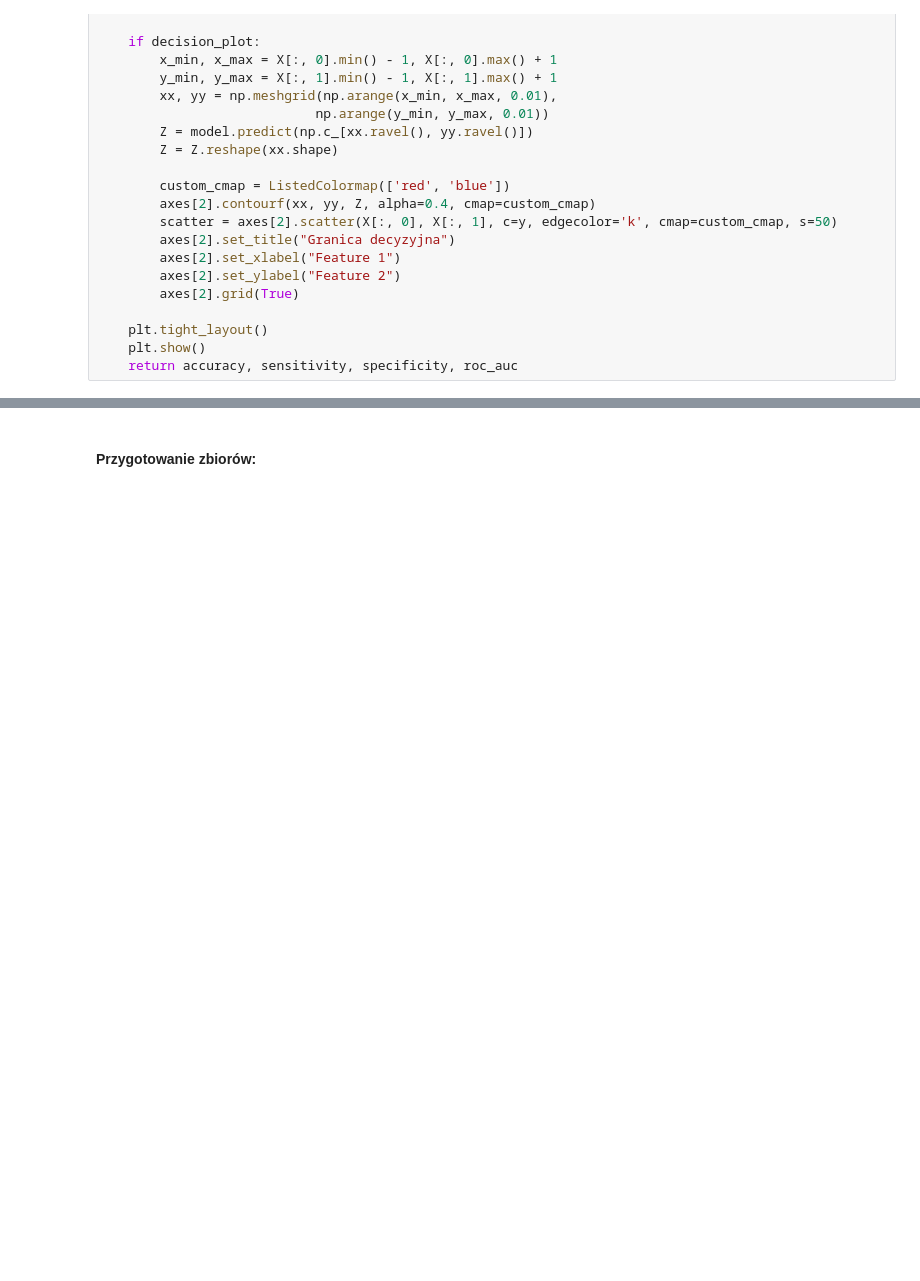
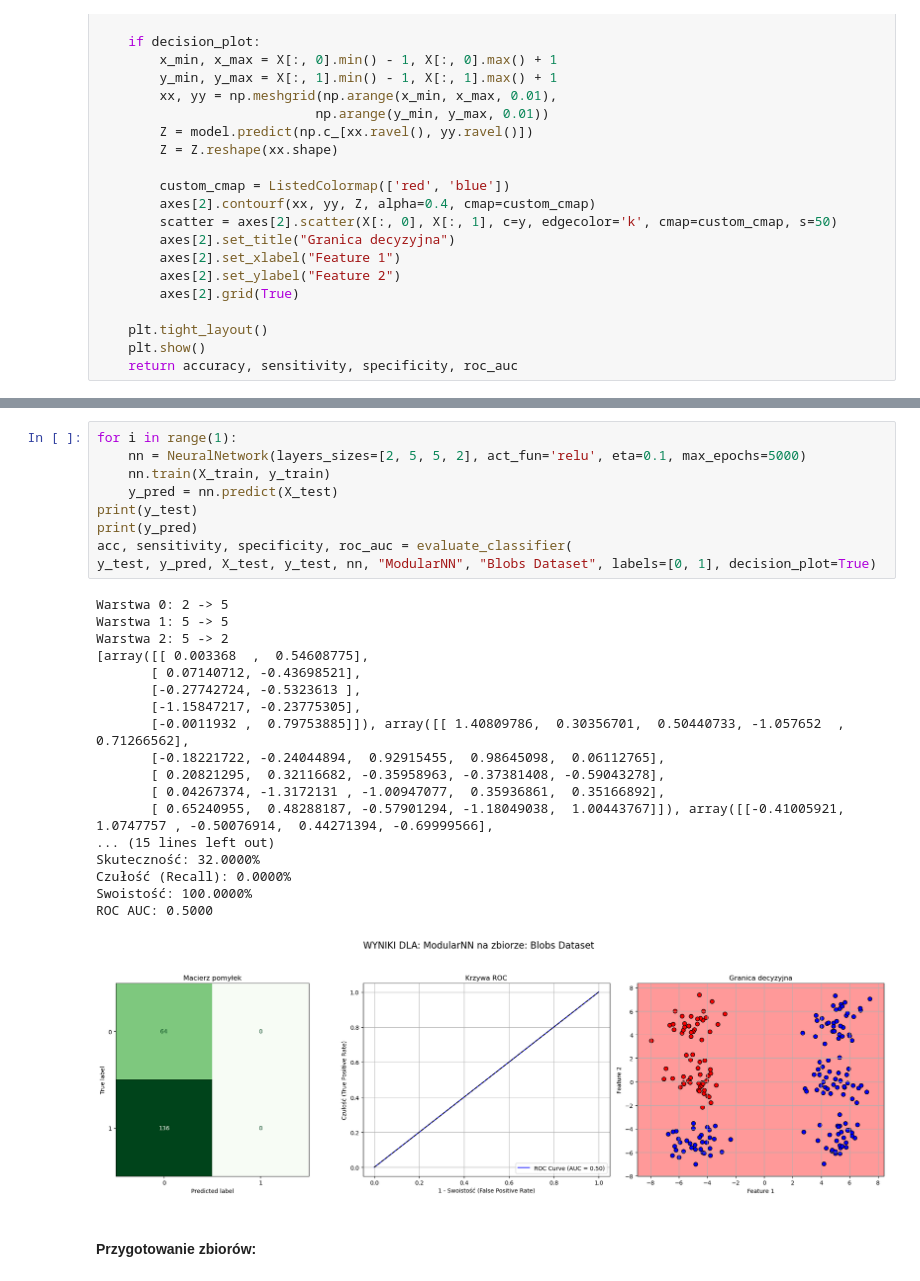
Before and after one commit to Jvsin/ai-studies, a Jupyter notebook: pum2025/LAB8/lab8.ipynb, the cells around one changed output, grey strips where cells are left out. Saved outputs shown, nothing was run; the diff lists cells and outputs as text; blank space fills up the shorter version.

```diff
--- a/pum2025/LAB8/lab8.ipynb
+++ b/pum2025/LAB8/lab8.ipynb
@@ -213,3 +216,31 @@ ROC AUC: 0.8282
+# %%
+for i in range(1):
+    nn = NeuralNetwork(layers_sizes=[2, 5, 5, 2], act_fun='relu', eta=0.1, max_epochs=5000)
+    nn.train(X_train, y_train)
+    y_pred = nn.predict(X_test)
+print(y_test)
+print(y_pred)
+acc, sensitivity, specificity, roc_auc = evaluate_classifier(
+y_test, y_pred, X_test, y_test, nn, "ModularNN", "Blobs Dataset", labels=[0, 1], decision_plot=True)
+# %% [output]
+Warstwa 0: 2 -> 5
+Warstwa 1: 5 -> 5
+Warstwa 2: 5 -> 2
+[array([[ 0.003368  ,  0.54608775],
+       [ 0.07140712, -0.43698521],
+       [-0.27742724, -0.5323613 ],
+       [-1.15847217, -0.23775305],
+       [-0.0011932 ,  0.79753885]]), array([[ 1.40809786,  0.30356701,  0.50440733, -1.057652  ,  0.71266562],
+       [-0.18221722, -0.24044894,  0.92915455,  0.98645098,  0.06112765],
+       [ 0.20821295,  0.32116682, -0.35958963, -0.37381408, -0.59043278],
+       [ 0.04267374, -1.3172131 , -1.00947077,  0.35936861,  0.35166892],
+       [ 0.65240955,  0.48288187, -0.57901294, -1.18049038,  1.00443767]]), array([[-0.41005921,  1.0747757 , -0.50076914,  0.44271394, -0.69999566],
+... (15 lines left out)
+Skuteczność: 32.0000%
+Czułość (Recall): 0.0000%
+Swoistość: 100.0000%
+ROC AUC: 0.5000
+[figure, added]
 # %% [markdown]
 #### Przygotowanie zbiorów:
 # %%
```
Also changed, not shown: parts of 4 cells of this notebook.
